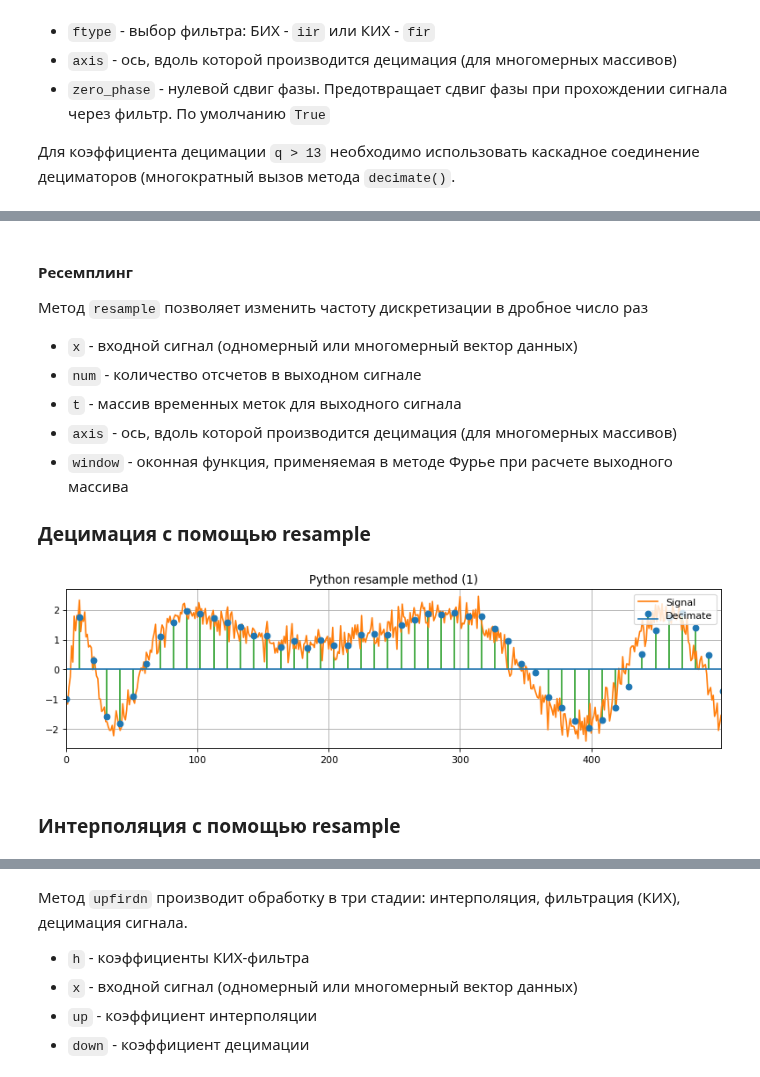
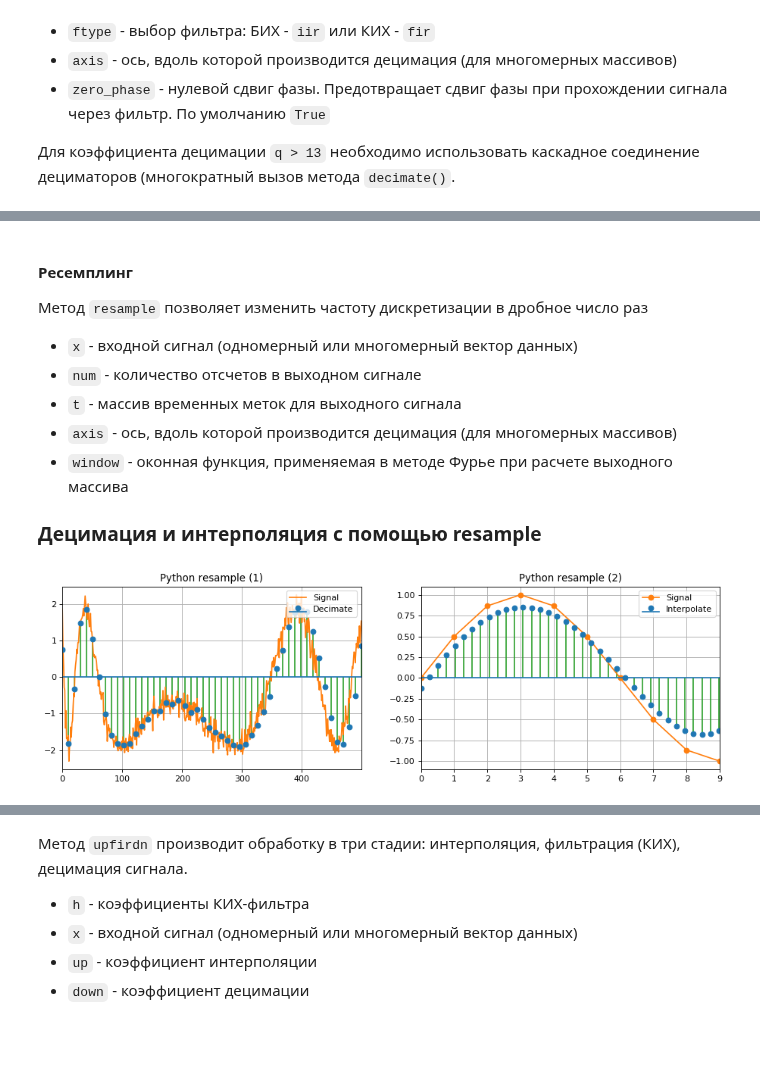
Before and after one commit to hukenovs/dsp-theory, a Jupyter notebook: src/dsp_theory_8_resampling.ipynb, the cells around one changed output, grey strips where cells are left out. Cells and saved outputs as stored; diff of their text form; code cells hidden in the pictures; blank space fills up the shorter version.

```diff
--- a/src/dsp_theory_8_resampling.ipynb
+++ b/src/dsp_theory_8_resampling.ipynb
@@ -399,28 +400,44 @@ plt.grid(True)
  - `axis` - ось, вдоль которой производится децимация (для многомерных массивов)
  - `window` - оконная функция, применяемая в методе Фурье при расчете выходного массива
 
-### Децимация с помощью resample
+### Децимация и интерполяция  с помощью resample
 # %%
 from scipy.signal import resample
 
 # Input signal
 N = 500
 tt = np.linspace(0, 1, N)
 np.random.seed(1)
-x = 1.9 * np.sin(-10.3 * np.pi * tt ** tt) + 0.3 * np.random.randn(N)
+x = 1.9 * np.sin(10.3 * np.pi * tt ** tt) + 0.2 * np.random.randn(N)
 
 y = resample(x, num=50, window='blackmanharris')
 ty = np.linspace(0, 1, y.size)
 
 # Plot figure
-plt.figure(figsize=(12, 3), dpi=80)
-plt.title('Python resample method (1)')
+plt.figure(figsize=(14, 4), dpi=80)
+plt.subplot(1, 2, 1)
+plt.title('Python resample (1)')
 plt.plot(x, '-', color='C1', label='Signal')
 plt.stem(np.linspace(0, N, y.size), y, use_line_collection=True, linefmt='C2', basefmt='C0', label='Decimate')
 plt.xlim([0, N-1])
 plt.legend(loc='upper right')
 plt.grid(True)
+
+# Input signal
+N = 10
+tt = np.linspace(0, 1, N)
+x = np.sin(1.5 * np.pi * tt)
+
+y = resample(x, num=40, window='blackmanharris')
+ty = np.linspace(0, 1, y.size)
+
+# Plot figure
+plt.subplot(1, 2, 2)
+plt.title('Python resample (2)')
+plt.plot(x, '-o', color='C1', label='Signal')
+plt.stem(np.linspace(0, N, y.size), y, use_line_collection=True, linefmt='C2', basefmt='C0', label='Interpolate')
+plt.xlim([0, N-1])
+plt.legend(loc='upper right')
+plt.grid(True)
 # %% [output]
-[figure, old version]
+[figure, new version]
-# %% [markdown]
-### Интерполяция с помощью resample
```
Also changed, not shown: parts of 7 cells of this notebook, 1 other file.
